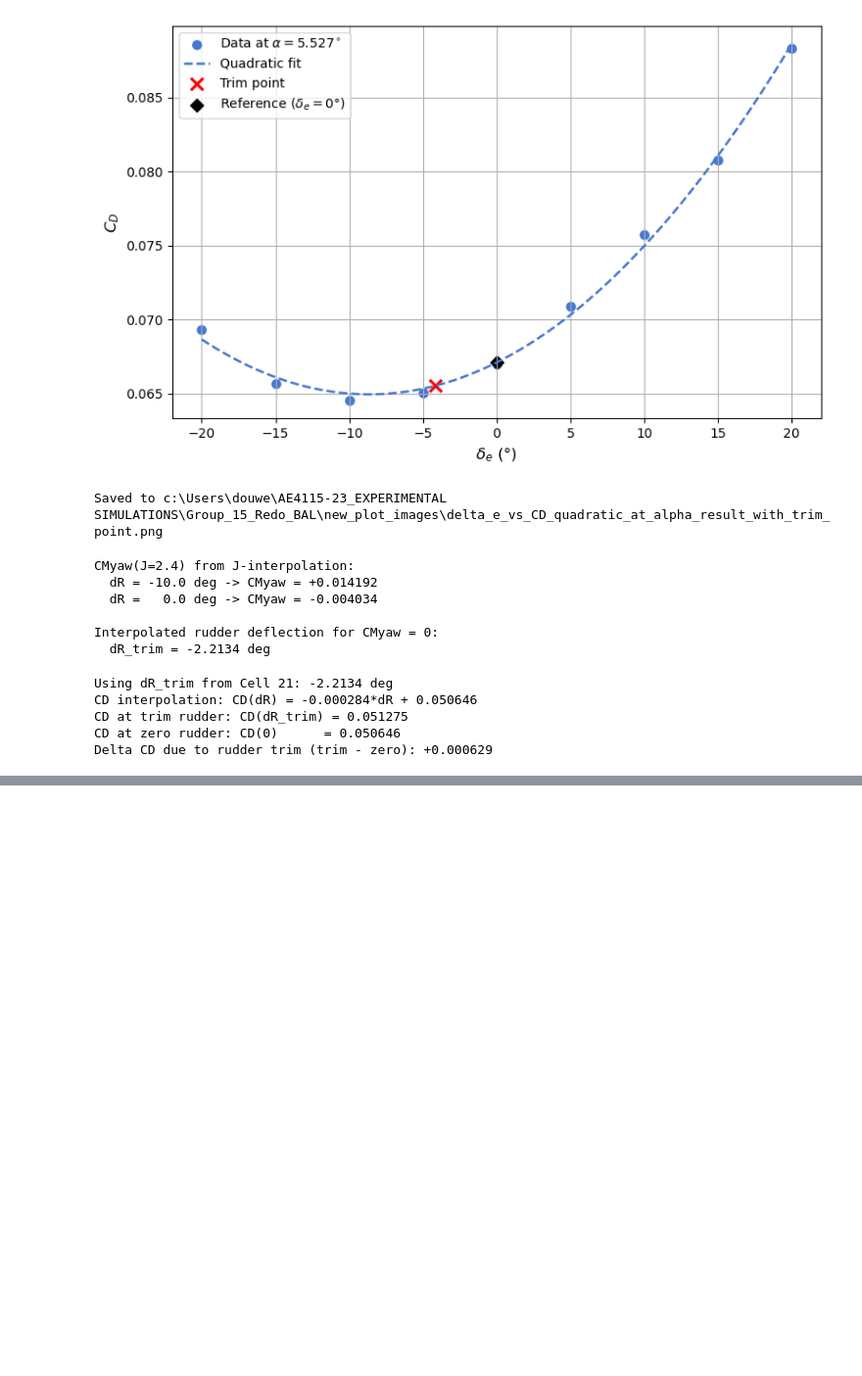
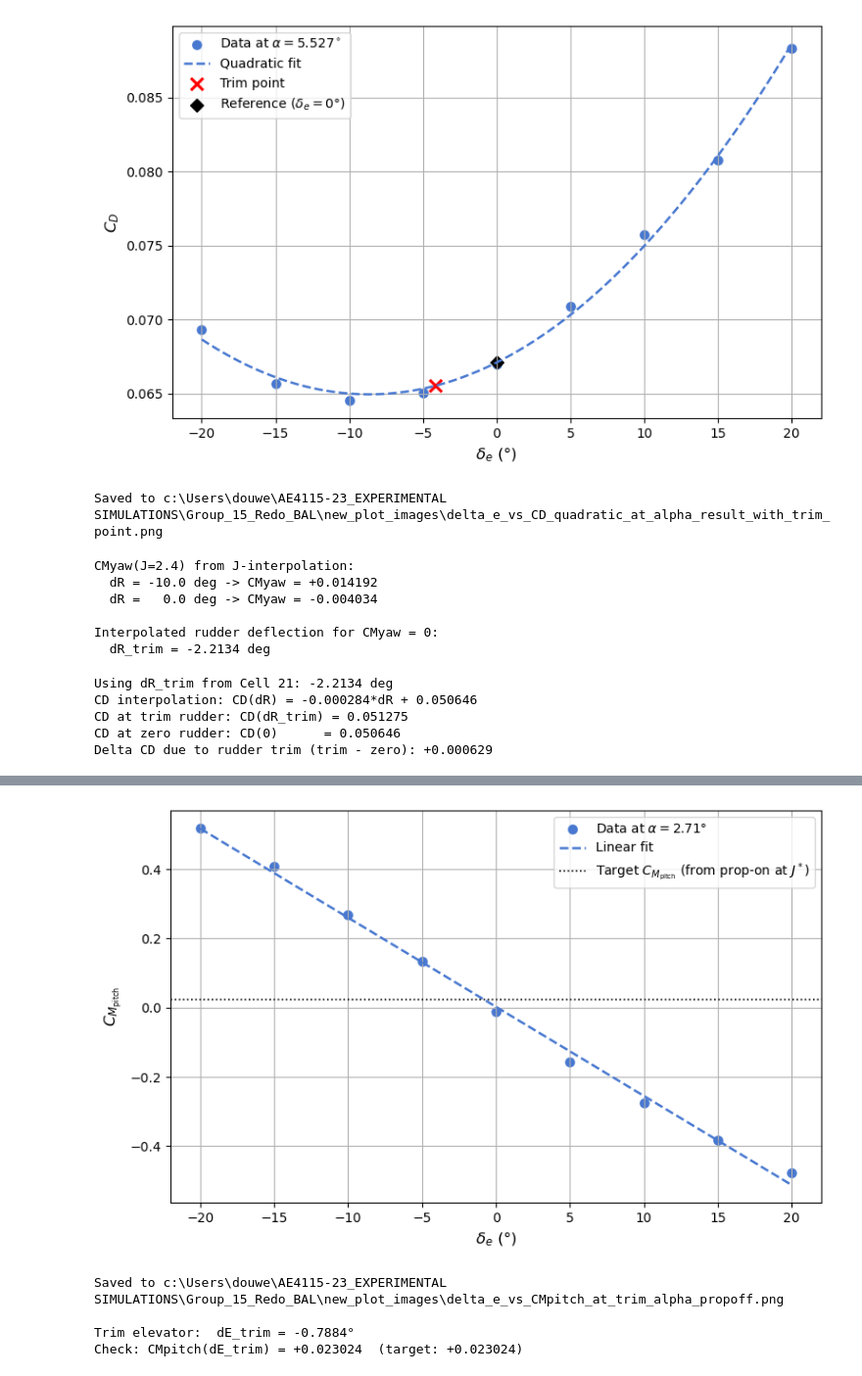
Before and after one commit to DCdeJong2002/Group_15_Redo_BAL, a Jupyter notebook: data_plotter_updated.ipynb, the cells around one changed output, grey strips where cells are left out. Shown at 98% size. Saved outputs shown, nothing was run; the diff lists cells and outputs as text; code cells hidden in the pictures; blank space fills up the shorter version.

Commit message:
Updated trim computation

```diff
--- a/data_plotter_updated.ipynb
+++ b/data_plotter_updated.ipynb
@@ -2616,0 +2869,74 @@ Delta CD due to rudder trim (trim - zero): +0.000629
+# %%
+import numpy as np
+import matplotlib.pyplot as plt
+from scipy.optimize import brentq
+
+if "alpha_result" not in globals():
+    raise RuntimeError("alpha_result not defined. Run Cell E first.")
+if "target_cmpitch" not in globals():
+    raise RuntimeError("target_cmpitch not defined. Run Cell E first.")
+if "cm_from_alpha_funcs_de" not in globals() or len(cm_from_alpha_funcs_de) == 0:
+    raise RuntimeError("cm_from_alpha_funcs_de empty. Run Cell 12 first.")
+
+trim_alpha = float(alpha_result)
+
+# Evaluate prop-off CMpitch(alpha) for each elevator deflection at trim alpha
+delta_e_values, cmpitch_values = [], []
+for de in sorted(cm_from_alpha_funcs_de.keys()):
+    delta_e_values.append(float(de))
+    cmpitch_values.append(float(cm_from_alpha_funcs_de[de](trim_alpha)))
+
+x_de = np.asarray(delta_e_values, dtype=float)
+y_cm = np.asarray(cmpitch_values,  dtype=float)
+
+print(f"Trim alpha: {trim_alpha:.4f}°")
+print(f"Target CMpitch (from prop-on at J*): {target_cmpitch:+.6f}")
+print("\nProp-off CMpitch at trim alpha per elevator deflection:")
+for de, cm in zip(x_de, y_cm):
+    print(f"  dE={de:>6.1f}°  ->  CMpitch={cm:+.6f}")
+
+# Linear fit: CMpitch(dE)
+coeffs_de_cm = np.polyfit(x_de, y_cm, 1)
+fit_de_to_cm = np.poly1d(coeffs_de_cm)
+a_de_cm, b_de_cm = coeffs_de_cm
+y_hat   = fit_de_to_cm(x_de)
+ss_res  = np.sum((y_cm - y_hat)**2)
+ss_tot  = np.sum((y_cm - y_cm.mean())**2)
+r2_de_cm = np.nan if np.isclose(ss_tot, 0) else 1 - ss_res/ss_tot
+print(f"\nLinear fit: CMpitch = {a_de_cm:.6f}·dE + {b_de_cm:.6f}  |  R²={r2_de_cm:.5f}")
+
+# Plot
+x_plot = np.linspace(x_de.min(), x_de.max(), 300)
+fig, ax = plt.subplots(figsize=(8, 5))
+ax.scatter(x_de, y_cm, s=45, label=fr"Data at $\alpha={trim_alpha:.2f}°$")
+ax.plot(x_plot, fit_de_to_cm(x_plot), "--", lw=1.8, label="Linear fit")
+ax.axhline(target_cmpitch, color="black", ls=":", lw=1.2,
+           label=r"Target $C_{M_\mathrm{pitch}}$ (from prop-on at $J^*$)")
+ax.set_xlabel(r"$\delta_e$ (°)")
+ax.set_ylabel(r"$C_{M_\mathrm{pitch}}$")
+if SHOW_TITLE:
+    ax.set_title(fr"$\delta_e$ vs $C_{{M_\mathrm{{pitch}}}}$ at $\alpha={trim_alpha:.2f}°$ (prop-off elevator effectiveness)")
+ax.grid(True)
+ax.legend()
+plt.tight_layout()
+plt.savefig(os.path.join(PLOT_DIR, "delta_e_vs_CMpitch_at_trim_alpha_propoff.png"), dpi=150)
+plt.show()
+print(f"Saved to {os.path.join(PLOT_DIR, 'delta_e_vs_CMpitch_at_trim_alpha_propoff.png')}")
+
+# Invert to find trim elevator
+def f_root(de): return fit_de_to_cm(de) - target_cmpitch
+de_min, de_max = float(x_de.min()), float(x_de.max())
+flo, fhi = f_root(de_min), f_root(de_max)
+
+if   np.isclose(flo, 0): delta_e_trim = de_min
+elif np.isclose(fhi, 0): delta_e_trim = de_max
+elif flo * fhi < 0:       delta_e_trim = brentq(f_root, de_min, de_max)
+else:
+    delta_e_trim = (target_cmpitch - b_de_cm) / a_de_cm if not np.isclose(a_de_cm, 0) else np.nan
+
+cmpitch_check = float(fit_de_to_cm(delta_e_trim)) if np.isfinite(delta_e_trim) else np.nan
+print(f"\nTrim elevator:  dE_trim = {delta_e_trim:+.4f}°")
+print(f"Check: CMpitch(dE_trim) = {cmpitch_check:+.6f}  (target: {target_cmpitch:+.6f})")
+if np.isfinite(delta_e_trim) and (delta_e_trim < de_min or delta_e_trim > de_max):
+    print(f"Warning: dE_trim outside data range [{de_min:.1f}, {de_max:.1f}]° — extrapolated.")
+# %% [output]
@@ -2616,0 +2958,5 @@ Delta CD due to rudder trim (trim - zero): +0.000629
+[figure, added]
+Saved to c:\Users\douwe\AE4115-23_EXPERIMENTAL SIMULATIONS\Group_15_Redo_BAL\new_plot_images\delta_e_vs_CMpitch_at_trim_alpha_propoff.png
+
+Trim elevator:  dE_trim = -0.7884°
+Check: CMpitch(dE_trim) = +0.023024  (target: +0.023024)
```
Also changed, not shown: parts of 12 cells of this notebook, 11 other files.
